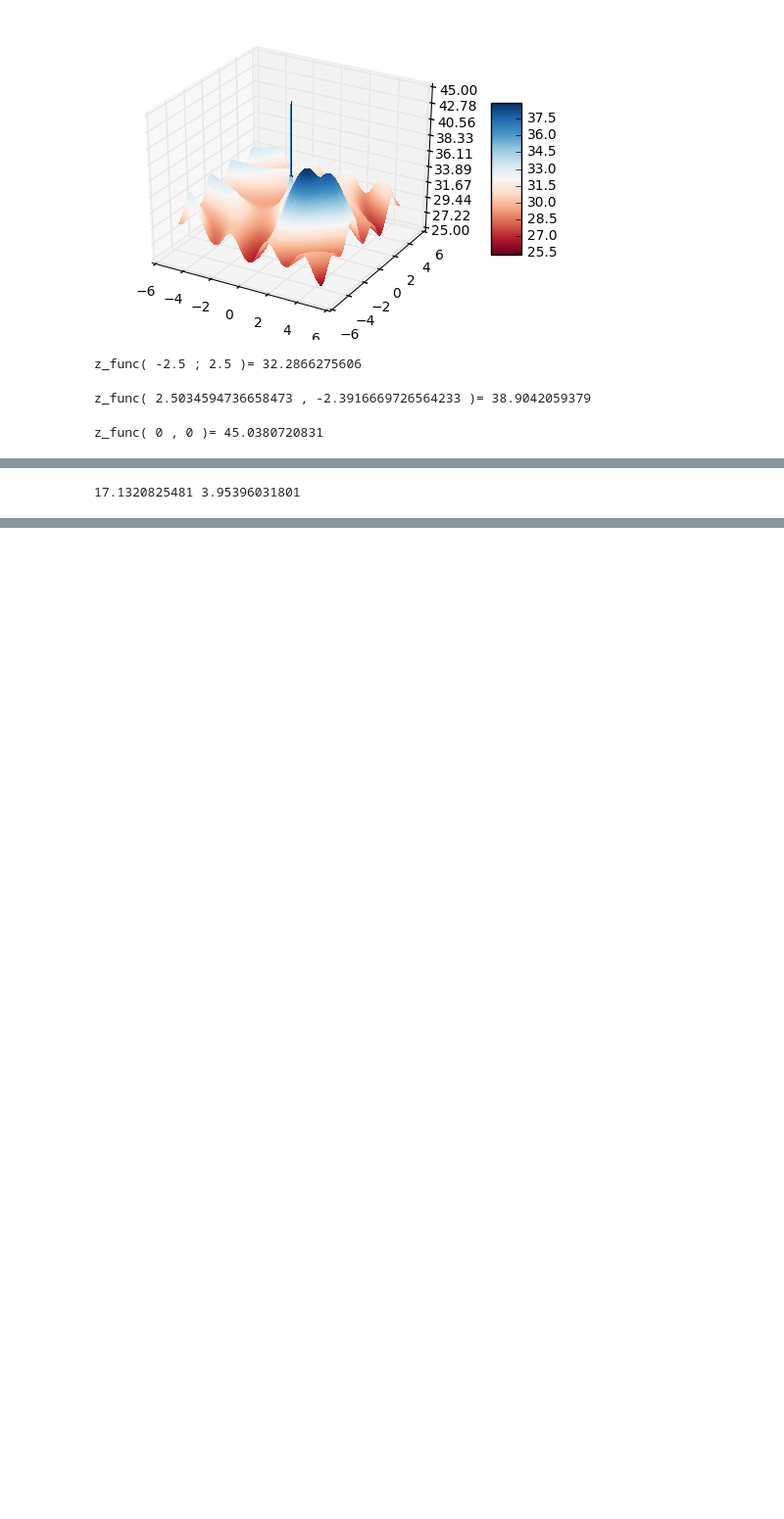
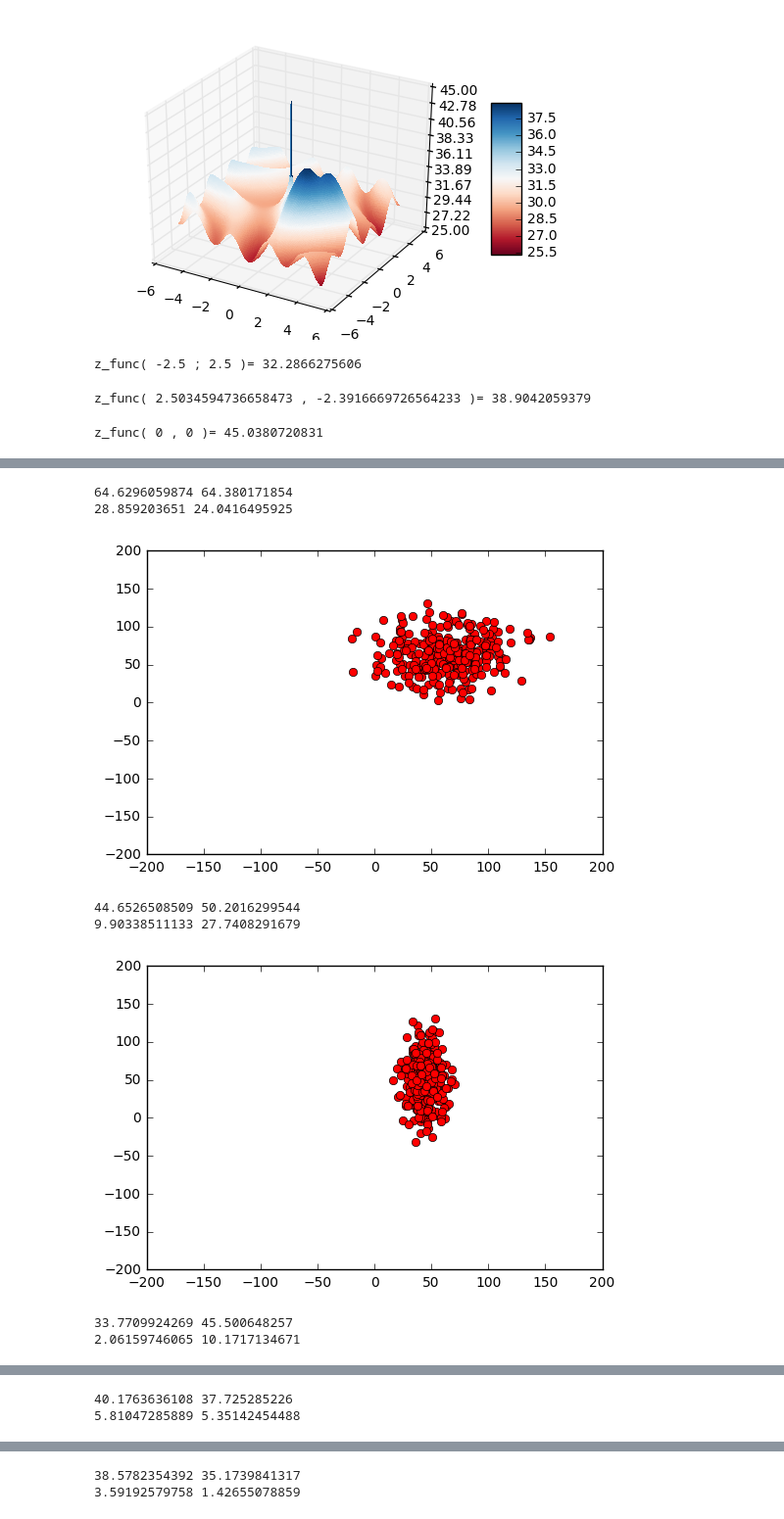
Before and after one commit to AirVan21/Machine-Learning, a Jupyter notebook: Python/projects/GlobalSearch/GlobalSearch.ipynb, the cells around one changed output, grey strips where cells are left out. Shown at 98% size. Saved outputs shown, nothing was run; the diff lists cells and outputs as text; code cells hidden in the pictures; blank space fills up the shorter version.

```diff
--- a/Python/projects/GlobalSearch/GlobalSearch.ipynb
+++ b/Python/projects/GlobalSearch/GlobalSearch.ipynb
@@ -96,12 +97,29 @@ show_plot(x_dots, y_dots)
 # %%
-max_iterations = 1
+max_iterations = 5
 # %%
 for i in range(max_iterations):
     z_dots = get_dots(x_dots, y_dots)
     z_dots.view('f8,f8,f8').sort(axis=0)
     z_dots = np.split(z_dots, 3)[2]
+
     x_mu = np.mean(z_dots[1])
     y_mu = np.mean(z_dots[2])
     print(x_mu, y_mu)
+
+    x_sigma = np.sqrt(np.var(z_dots[1]))
+    y_sigma = np.sqrt(np.var(z_dots[2]))
+    print(x_sigma, y_sigma)
+
+    x_dots = np.random.normal(x_mu, x_sigma, point_count)
+    y_dots = np.random.normal(y_mu, y_sigma, point_count)
+
+    show_plot(x_dots, y_dots)
 # %% [output]
-17.1320825481 3.95396031801
+64.6296059874 64.380171854
+28.859203651 24.0416495925
+[figure, added]
+44.6526508509 50.2016299544
+9.90338511133 27.7408291679
+[figure, added]
+33.7709924269 45.500648257
+2.06159746065 10.1717134671
@@ -107,0 +127,2 @@ for i in range(max_iterations):
+40.1763636108 37.725285226
+5.81047285889 5.35142454488
@@ -107,0 +130,2 @@ for i in range(max_iterations):
+38.5782354392 35.1739841317
+3.59192579758 1.42655078859
```
Also changed, not shown: parts of 3 cells of this notebook.
